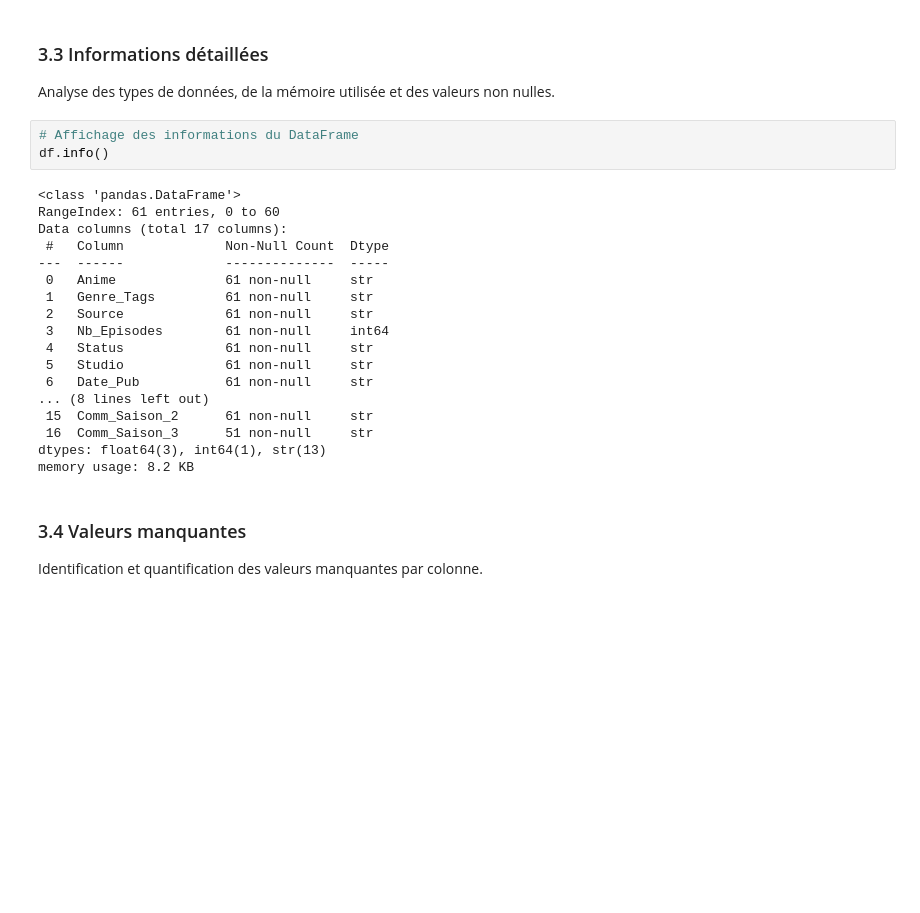
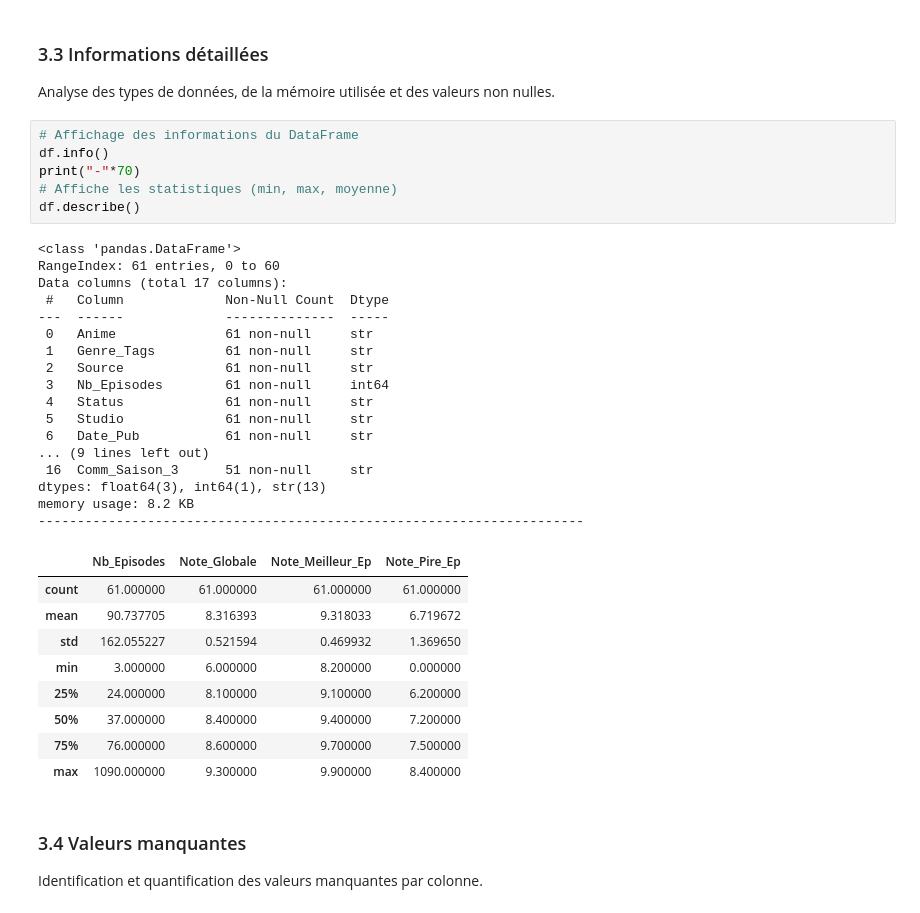
Before and after one commit to ramynbl/projet-anime-data, a Jupyter notebook: notebook_analyse.ipynb, the cells around one changed output. Cells and saved outputs as stored; diff of their text form; blank space fills up the shorter version.

```diff
--- a/notebook_analyse.ipynb
+++ b/notebook_analyse.ipynb
@@ -96,24 +101,36 @@ Analyse des types de données, de la mémoire utilisée et des valeurs non nulle
 # %%
 # Affichage des informations du DataFrame
 df.info()
+print("-"*70)
+# Affiche les statistiques (min, max, moyenne)
+df.describe()
 # %% [output]
 <class 'pandas.DataFrame'>
 RangeIndex: 61 entries, 0 to 60
 Data columns (total 17 columns):
  #   Column             Non-Null Count  Dtype
 ---  ------             --------------  -----
  0   Anime              61 non-null     str
  1   Genre_Tags         61 non-null     str
  2   Source             61 non-null     str
  3   Nb_Episodes        61 non-null     int64
  4   Status             61 non-null     str
  5   Studio             61 non-null     str
  6   Date_Pub           61 non-null     str
-... (8 lines left out)
- 15  Comm_Saison_2      61 non-null     str
+... (9 lines left out)
  16  Comm_Saison_3      51 non-null     str
 dtypes: float64(3), int64(1), str(13)
 memory usage: 8.2 KB
+----------------------------------------------------------------------
+|  | Nb_Episodes | Note_Globale | Note_Meilleur_Ep | Note_Pire_Ep |
+| count | 61.000000 | 61.000000 | 61.000000 | 61.000000 |
+| mean | 90.737705 | 8.316393 | 9.318033 | 6.719672 |
+| std | 162.055227 | 0.521594 | 0.469932 | 1.369650 |
+| min | 3.000000 | 6.000000 | 8.200000 | 0.000000 |
+| 25% | 24.000000 | 8.100000 | 9.100000 | 6.200000 |
+| 50% | 37.000000 | 8.400000 | 9.400000 | 7.200000 |
+| 75% | 76.000000 | 8.600000 | 9.700000 | 7.500000 |
+| max | 1090.000000 | 9.300000 | 9.900000 | 8.400000 |
 # %% [markdown]
 ### 3.4 Valeurs manquantes
 Identification et quantification des valeurs manquantes par colonne.
```
Also changed, not shown: parts of 8 cells of this notebook, 1 other file.
